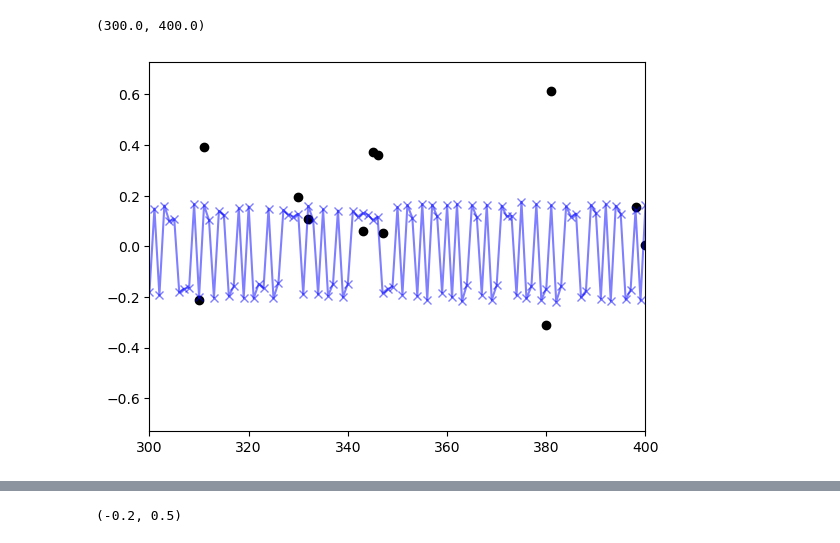
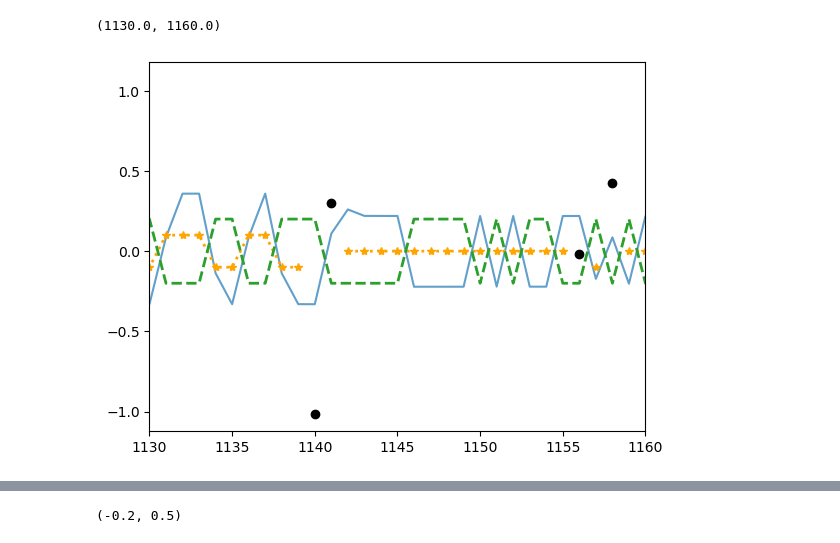
Before and after one commit to sashkarivkind/contextual_frogs, a Jupyter notebook: experimental/optim/result_view_mmm.ipynb, the cells around one changed output, grey strips where cells are left out. Cells and saved outputs as stored; diff of their text form; code cells hidden in the pictures.

Commit message:
fig showing dual-model posterior

```diff
--- a/experimental/optim/result_view_mmm.ipynb
+++ b/experimental/optim/result_view_mmm.ipynb
@@ -29,13 +29,13 @@ for i in range(1,25):
     exp_datasets.append(load_subject_data(f'/homes/ar2342/frogs_project/data/COIN_data/trial_data_memory_updating_participant{i}.csv'))
     for j in range(1,2):
         # result_dir = f'mem_upd_try3/run_participant{i}_seed{j}'
-        result_dir = f'mem_upd_try3/run{i}_seed{j}'
+        result_dir = f'mem_upd_try5/run{i}_seed{j}'
         aux_result_dir = f'mem_upd_try3Final/run{i}_seed{j}'
         try:
             loss_traces[(i,j)] = np.genfromtxt(f'{result_root}/{result_dir}/loss.csv', delimiter=',')
             output_traces[(i,j)] = np.loadtxt(f'{result_root}/{result_dir}/pred_a.txt')
-            posterior_out_batch[(i,j)] = np.load(f'{result_root}/{aux_result_dir}/pred_a_batch.npz')
-            prior_out_batch[(i,j)] = np.load(f'{result_root}/{aux_result_dir}/prior_a_batch.npz')
+            # posterior_out_batch[(i,j)] = np.load(f'{result_root}/{aux_result_dir}/pred_a_batch.npz')
+            # prior_out_batch[(i,j)] = np.load(f'{result_root}/{aux_result_dir}/prior_a_batch.npz')
         except:
             print(f'Could not load results for run {i} seed {j}')
             loss_traces[(i,j)] = None
@@ -63,16 +69,0 @@ mean_as = [prior_out_batch[(ii,1)]['as'].mean(axis=1) for ii in range(1,25)]
-# %%
-#plot output traces vs experimental data. subplot per run and line per seed
-fig, axs = plt.subplots(5, 5, figsize=(20, 15))
-for i in range(1, 25):
-    ax = axs[(i-1)//5, (i-1)%5]
-    ax.plot(exp_datasets[i-1][0], 'o', label='experimental', color='black', linewidth=2)
-    for j in range(1,2):
-        ax.plot(mean_as[i-1], label='prior mean a', color='blue', alpha=0.5)
-        # if output_traces[(i,j)] is not None:
-        #     ax.plot(output_traces[(i,j)], label=f'seed {j}', alpha=0.7)
-
-    # ax.set_title(f'Run {i} ({paradigm_[i]})')
-    ax.legend()
-    ax.set_ylim([-1.1, 1.1])
-plt.tight_layout()
-plt.show()
@@ -81,9 +70,12 @@ plt.show()
 # %%
-i = 1
+i = 3
 plt.plot(exp_datasets[i-1][0], 'o', label='experimental', color='black', linewidth=2)
-plt.plot(mean_as[i-1], '-x', label='prior mean a', color='blue', alpha=0.5)
+# plt.plot(mean_as[i-1], '-x', label='prior mean a', color='blue', alpha=0.5)
+plt.plot(output_traces[(i,j)], label=f'seed {j}', alpha=0.7)
+plt.plot(0.1*exp_datasets[i-1][1], ':*', label='experimental', color='orange', linewidth=2)
+plt.plot(0.2*exp_datasets[i-1][2], '--', label='experimental', color='tab:green', linewidth=2)
 # plt.xlim([2100, 2150])
-plt.xlim([300, 400])
+plt.xlim([1130, 1160])
 # %% [output]
-(300.0, 400.0)
+(1130.0, 1160.0)
-[figure, old version]
+[figure, new version]
```
Also changed, not shown: parts of 13 cells of this notebook, 6 other files.
